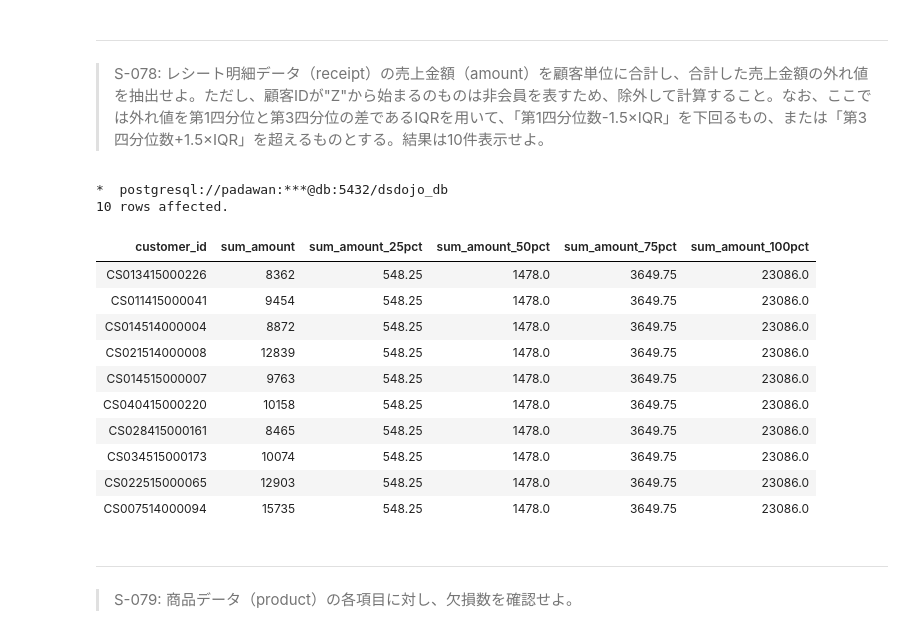
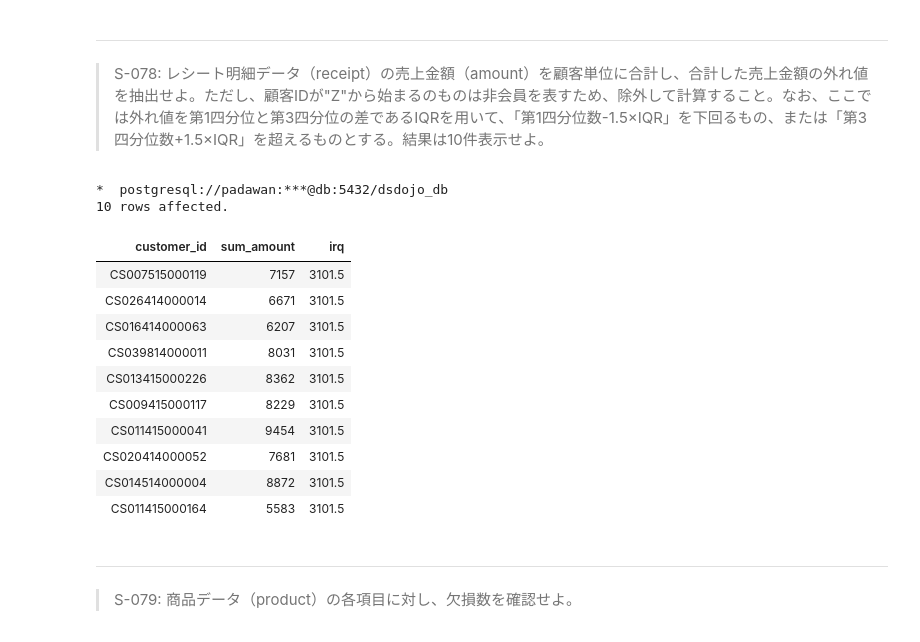
Before and after one commit to palakpaneerer/100knocks-preprocess, a Jupyter notebook: docker/work/preprocess_knock_SQL.ipynb, the cells around one changed output. Saved outputs shown, nothing was run; the diff lists cells and outputs as text; code cells hidden in the pictures.

```diff
--- a/docker/work/preprocess_knock_SQL.ipynb
+++ b/docker/work/preprocess_knock_SQL.ipynb
@@ -2405,61 +2571,51 @@ LIMIT
 > S-078: レシート明細データ（receipt）の売上金額（amount）を顧客単位に合計し、合計した売上金額の外れ値を抽出せよ。ただし、顧客IDが"Z"から始まるのものは非会員を表すため、除外して計算すること。なお、ここでは外れ値を第1四分位と第3四分位の差であるIQRを用いて、「第1四分位数-1.5×IQR」を下回るもの、または「第3四分位数+1.5×IQR」を超えるものとする。結果は10件表示せよ。
 # %%
 %%sql
-
---集計、非会員を除外
---統計値集計
---外れ値検出
 
 WITH sales_amount AS (
     SELECT
         customer_id,
         SUM(amount) AS sum_amount
     FROM
         receipt
     WHERE
         customer_id NOT LIKE 'Z%'
     GROUP BY
         customer_id
 ), stats_tbl AS (
     SELECT
-        PERCENTILE_CONT(0.25) WITHIN GROUP(ORDER BY sum_amount) AS sum_amount_25pct,
-        PERCENTILE_CONT(0.5) WITHIN GROUP(ORDER BY sum_amount) AS sum_amount_50pct,
-        PERCENTILE_CONT(0.75) WITHIN GROUP(ORDER BY sum_amount) AS sum_amount_75pct,
-        PERCENTILE_CONT(1.0) WITHIN GROUP(ORDER BY sum_amount) AS sum_amount_100pct
+        PERCENTILE_CONT(0.25) WITHIN GROUP(ORDER BY sum_amount) AS pct25,
+        PERCENTILE_CONT(0.75) WITHIN GROUP(ORDER BY sum_amount) AS pct75
     FROM
         sales_amount
 )
 SELECT
-    sa.customer_id,
-    sa.sum_amount,
-    st.sum_amount_25pct,
-    st.sum_amount_50pct,
-    st.sum_amount_75pct,
-    st.sum_amount_100pct
+    customer_id,
+    sum_amount,
+    pct75 - pct25 AS irq
 FROM
-    sales_amount sa
+    sales_amount
 CROSS JOIN
-    stats_tbl st
+    stats_tbl
 WHERE
-    sa.sum_amount < st.sum_amount_25pct - 1.5 * (st.sum_amount_75pct - st.sum_amount_25pct)
-    OR st.sum_amount_75pct + 1.5 * (st.sum_amount_75pct - st.sum_amount_25pct) < sa.sum_amount
-
+    sum_amount < (pct25 - (pct75 - pct25)*1.5)
+    OR (pct25 + (pct75 - pct25)*1.5) < sum_amount
 LIMIT
     10;
 # %% [output]
 *  postgresql://padawan:***@db:5432/dsdojo_db
 10 rows affected.
-| customer_id | sum_amount | sum_amount_25pct | sum_amount_50pct | sum_amount_75pct | sum_amount_100pct |
-| CS013415000226 | 8362 | 548.25 | 1478.0 | 3649.75 | 23086.0 |
-| CS011415000041 | 9454 | 548.25 | 1478.0 | 3649.75 | 23086.0 |
-| CS014514000004 | 8872 | 548.25 | 1478.0 | 3649.75 | 23086.0 |
-| CS021514000008 | 12839 | 548.25 | 1478.0 | 3649.75 | 23086.0 |
-| CS014515000007 | 9763 | 548.25 | 1478.0 | 3649.75 | 23086.0 |
-| CS040415000220 | 10158 | 548.25 | 1478.0 | 3649.75 | 23086.0 |
-| CS028415000161 | 8465 | 548.25 | 1478.0 | 3649.75 | 23086.0 |
-| CS034515000173 | 10074 | 548.25 | 1478.0 | 3649.75 | 23086.0 |
-| CS022515000065 | 12903 | 548.25 | 1478.0 | 3649.75 | 23086.0 |
-| CS007514000094 | 15735 | 548.25 | 1478.0 | 3649.75 | 23086.0 |
+| customer_id | sum_amount | irq |
+| CS007515000119 | 7157 | 3101.5 |
+| CS026414000014 | 6671 | 3101.5 |
+| CS016414000063 | 6207 | 3101.5 |
+| CS039814000011 | 8031 | 3101.5 |
+| CS013415000226 | 8362 | 3101.5 |
+| CS009415000117 | 8229 | 3101.5 |
+| CS011415000041 | 9454 | 3101.5 |
+| CS020414000052 | 7681 | 3101.5 |
+| CS014514000004 | 8872 | 3101.5 |
+| CS011415000164 | 5583 | 3101.5 |
 # %% [markdown]
 ---
 > S-079: 商品データ（product）の各項目に対し、欠損数を確認せよ。
```
Also changed, not shown: parts of 24 cells of this notebook.
